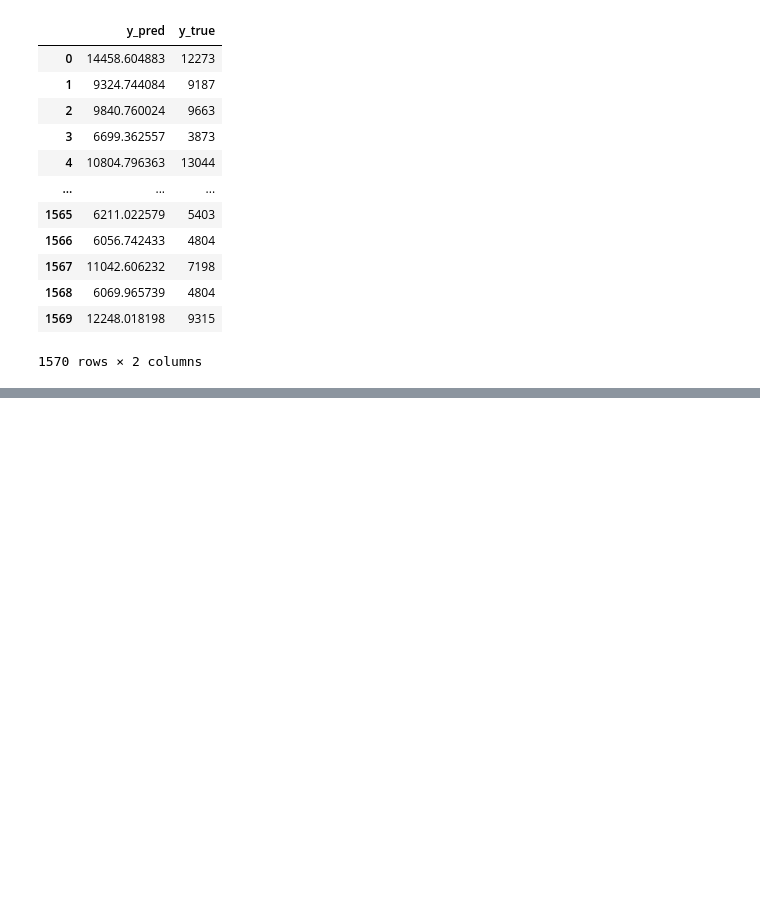
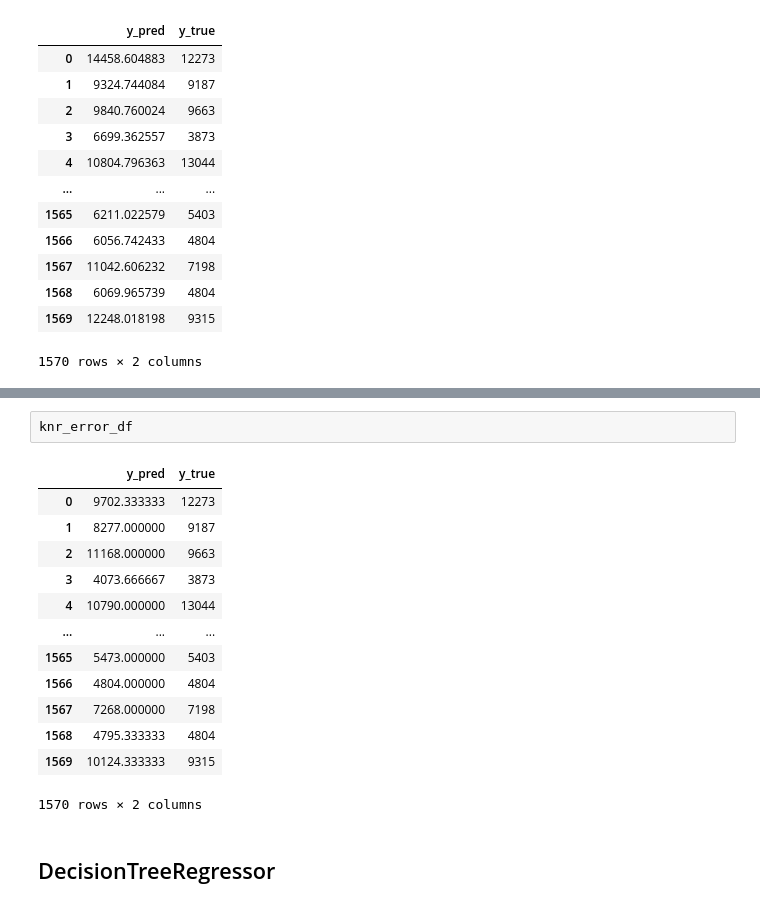
Before and after one commit to pinilDissanayaka/Flight-fare-Prediction, a Jupyter notebook: Notebook/Flight fare Prediction.ipynb, the cells around one changed output, grey strips where cells are left out. Drawn from its saved outputs; the diff is of its cells as text; blank space fills up the shorter version.

```diff
--- a/Notebook/Flight fare Prediction.ipynb
+++ b/Notebook/Flight fare Prediction.ipynb
@@ -649,0 +694,18 @@ lr_error_df
+# %%
+knr_error_df
+# %% [output]
+|  | y_pred | y_true |
+| 0 | 9702.333333 | 12273 |
+| 1 | 8277.000000 | 9187 |
+| 2 | 11168.000000 | 9663 |
+| 3 | 4073.666667 | 3873 |
+| 4 | 10790.000000 | 13044 |
+| ... | ... | ... |
+| 1565 | 5473.000000 | 5403 |
+| 1566 | 4804.000000 | 4804 |
+| 1567 | 7268.000000 | 7198 |
+| 1568 | 4795.333333 | 4804 |
+| 1569 | 10124.333333 | 9315 |
+1570 rows × 2 columns
+# %% [markdown]
+## DecisionTreeRegressor
```
Also changed, not shown: parts of 22 cells of this notebook.
